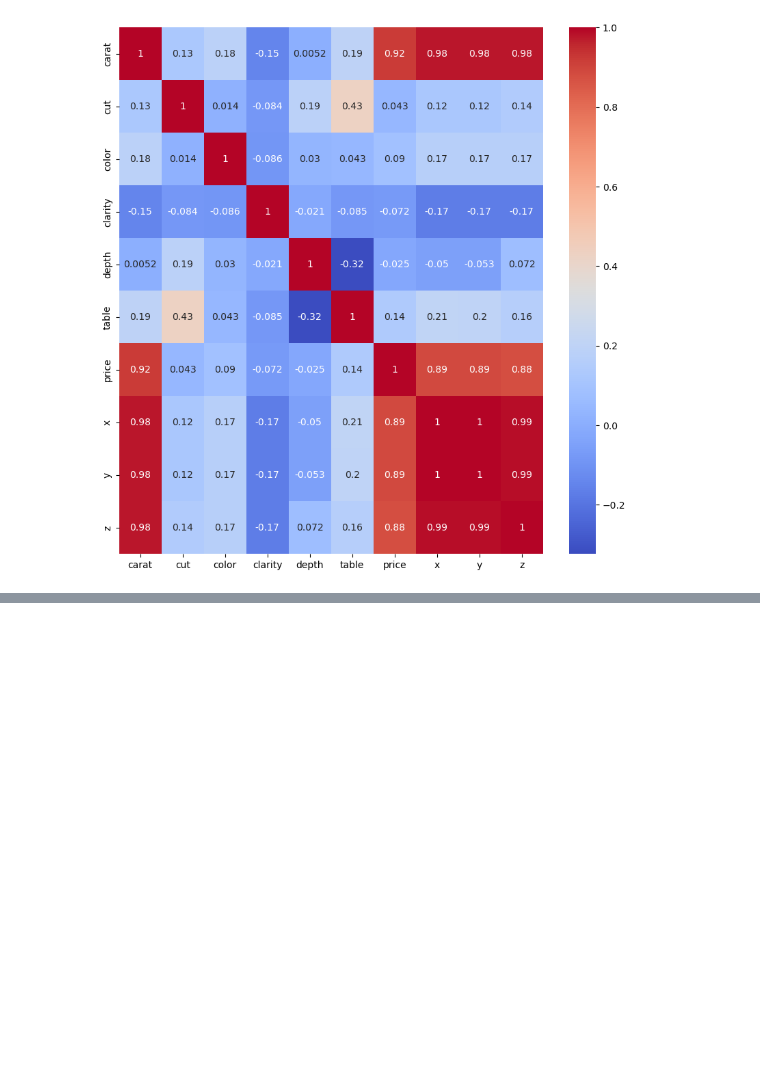
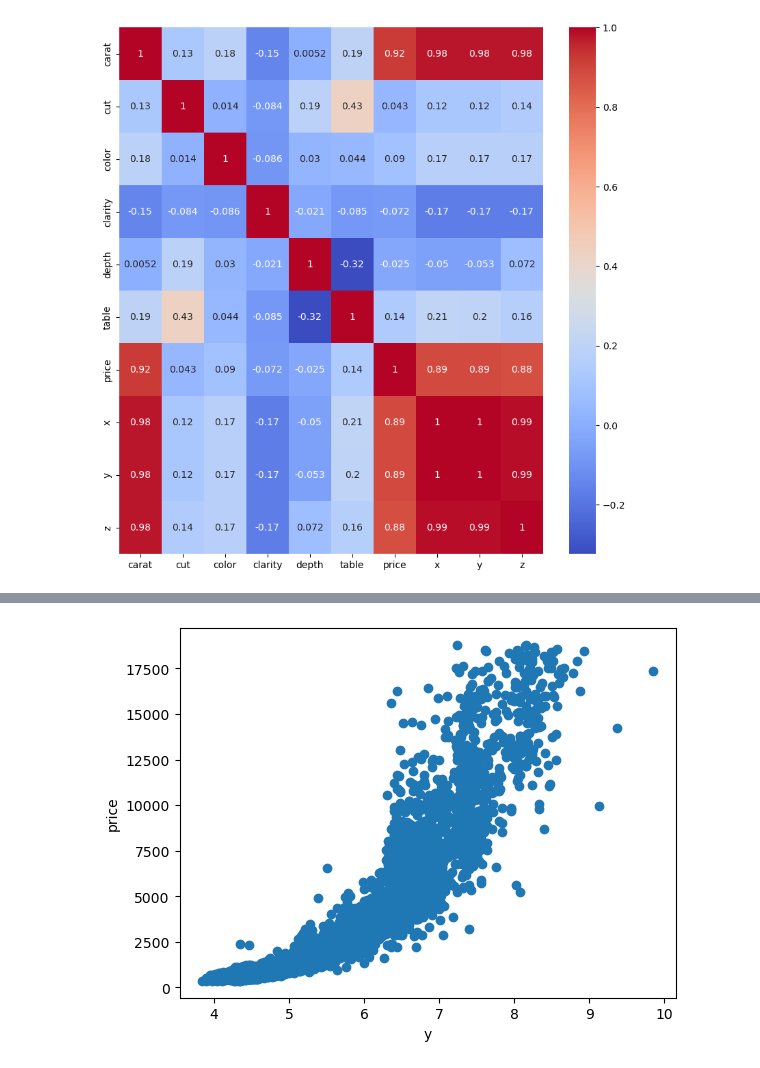
Before and after one commit to Como93/xtream-ai-assignment-engineer, a Jupyter notebook: Diamonds Regression.ipynb, the cells around one changed output, grey strips where cells are left out. Saved outputs shown, nothing was run; the diff lists cells and outputs as text; code cells hidden in the pictures; blank space fills up the shorter version.

```diff
--- a/Diamonds Regression.ipynb
+++ b/Diamonds Regression.ipynb
@@ -158,0 +217,7 @@ plt.show()
+# %%
+plt.scatter(diamonds["y"],diamonds["price"])
+plt.xlabel("y")
+plt.ylabel("price")
+plt.show()
+# %% [output]
+[figure, added]
```
Also changed, not shown: parts of 25 cells of this notebook.
